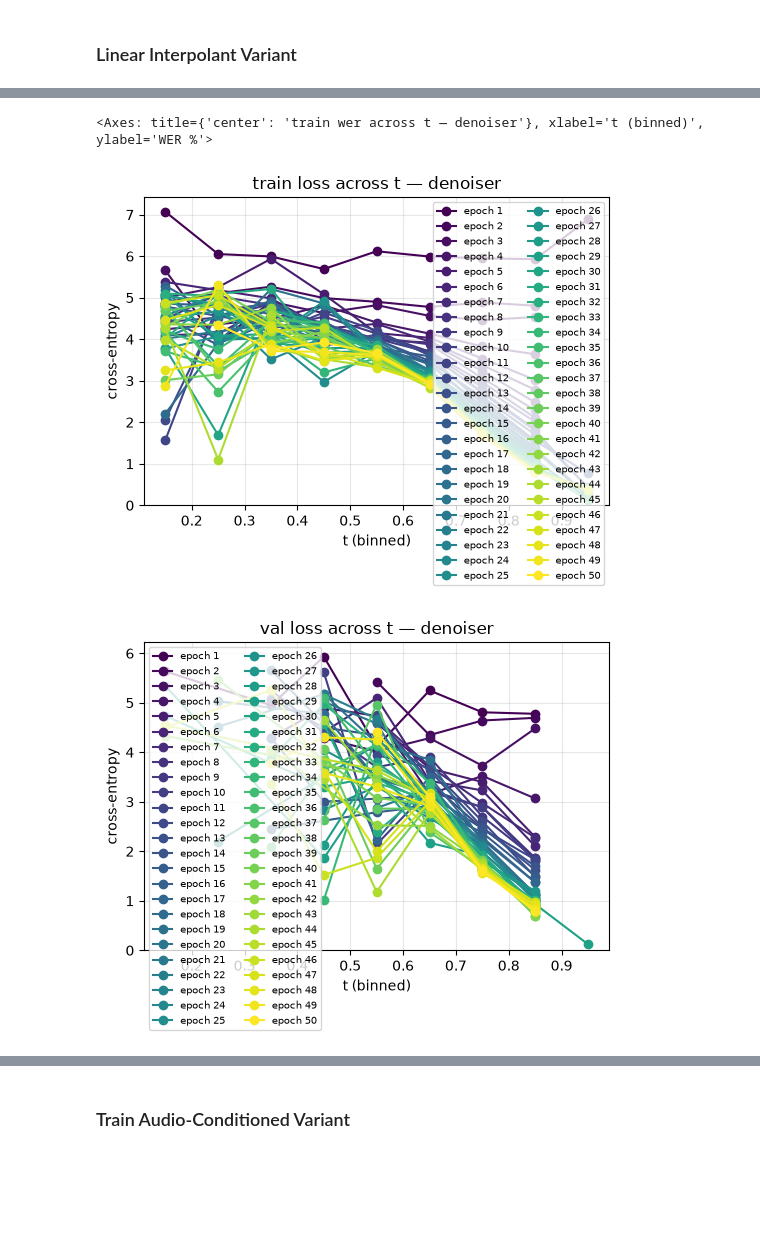
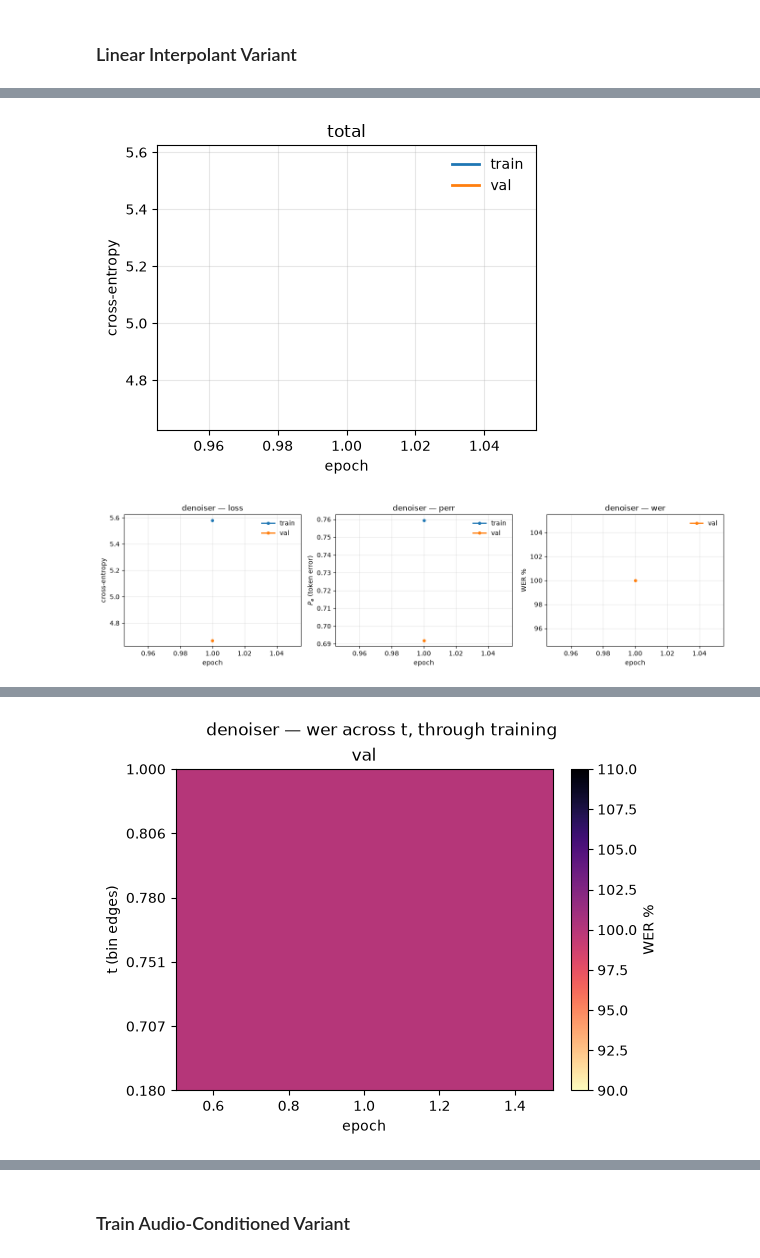
Before and after one commit to daoterog/continuous-flow-asr, a Jupyter notebook: notebooks/cont_flow_asr.ipynb, the cells around one changed output, grey strips where cells are left out. Cells and saved outputs as stored; diff of their text form; code cells hidden in the pictures; blank space fills up the shorter version.

Commit message:
Improve plotting and metric tracking

```diff
--- a/notebooks/cont_flow_asr.ipynb
+++ b/notebooks/cont_flow_asr.ipynb
@@ -1010,7 +1443,7 @@ train 1900 utts / 59 steps  |  val 100
 # %% [markdown]
 ### Linear Interpolant Variant
 # %%
-NUM_EPOCHS = 50
+NUM_EPOCHS = 1
 DENOISER_LR = 1e-2
 
 denoiser = Transformer(vocab_size=VOCAB_SIZE, masked=False, config=DENOISER_CFG).to(device)
@@ -1030,19 +1463,26 @@ interpolant_fn = partial(
     beta_fn=lambda t: t,
 )
 
+# Only the denoiser exists in this variant, so only it gets metrics. WER on val only —
+# it is the one that needs a decode per batch.
+metrics = make_metrics(names=("denoiser",), train_wer_bins=0, val_wer_bins=10,
+                       sample_t_fn=tau_inverse)
+
 history = fit(
     NUM_EPOCHS,
     train_loader,
     val_loader,
     denoiser,
     interpolant_fn,
+    metrics=metrics,
     optimizer=optimizer,
     scheduler=scheduler,
     sample_t_fn=tau_inverse,
 )
 
-plot_evolution(history, "loss", split="train", name="denoiser")
-plot_evolution(history, "loss", split="val", name="denoiser")
-plot_evolution(history, "perr", split="train", name="denoiser")
-plot_evolution(history, "wer", split="train", name="denoiser")
+plot_losses(history)
+plot_metric_progress(history, name="denoiser")
+plot_binned_heatmap(history, "loss", name="denoiser")
+plot_binned_heatmap(history, "perr", name="denoiser")
+plot_binned_heatmap(history, "wer", name="denoiser", splits=("val",))
 # %% [output]
@@ -1066,3 +1490,2 @@ epoch  50/50      9s | train loss  1.664 | val loss  1.686 | val WER  69.28%
-<Axes: title={'center': 'train wer across t — denoiser'}, xlabel='t (binned)', ylabel='WER %'>
-[figure, old version]
+[figure, new version]
-[figure, old version]
+[figure, new version]
@@ -1070,0 +1494 @@ epoch  50/50      9s | train loss  1.664 | val loss  1.686 | val WER  69.28%
+[figure, added]
```
Also changed, not shown: parts of 11 cells of this notebook.
